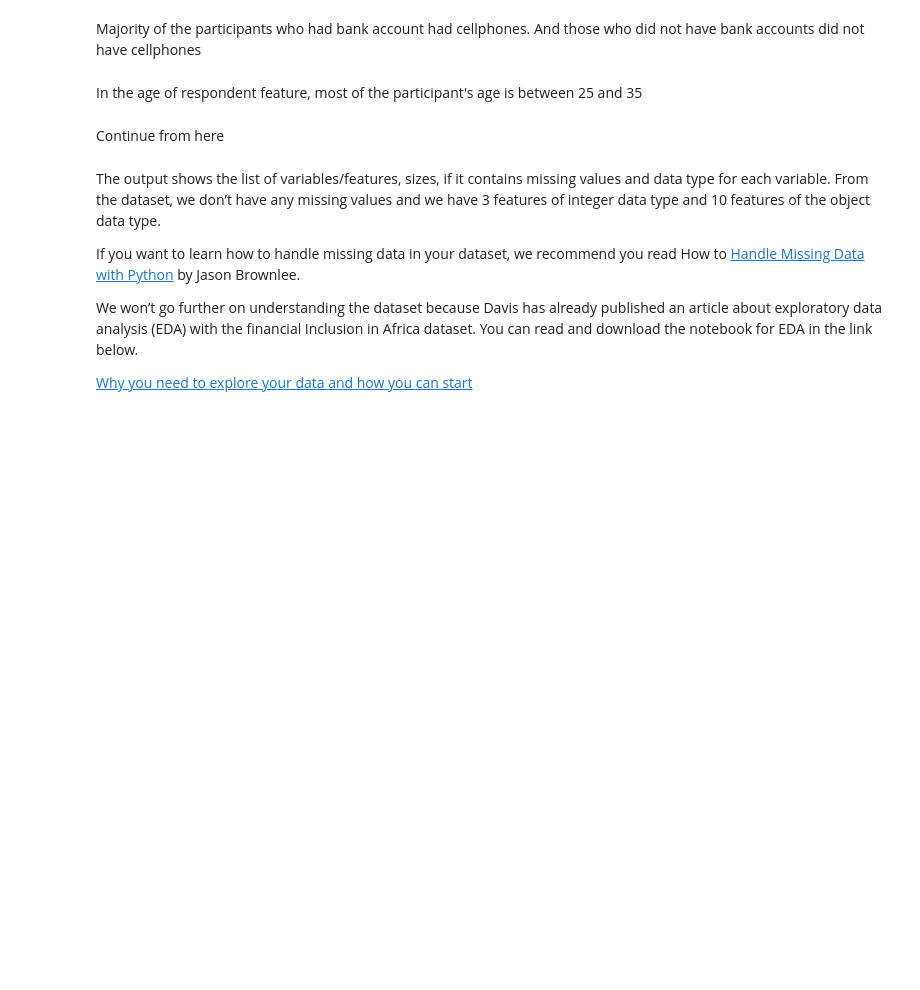
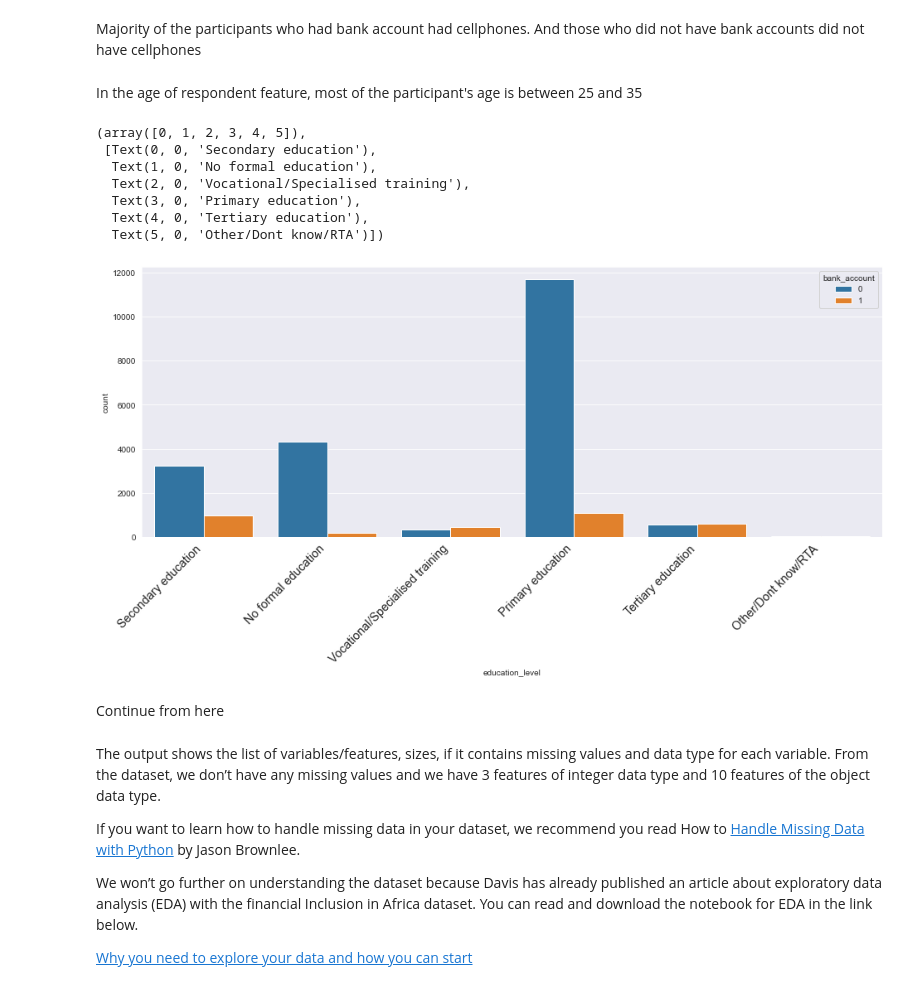
Before and after one commit to Eben-Success/ML_Financial_Inclusion_In_Africa, a Jupyter notebook: StarterNotebook.ipynb, the cells around one changed output. Drawn from its saved outputs; the diff is of its cells as text; code cells hidden in the pictures; blank space fills up the shorter version.

```diff
--- a/StarterNotebook.ipynb
+++ b/StarterNotebook.ipynb
@@ -359,6 +359,26 @@ plt.xticks(
 Majority of the participants who had bank account had cellphones. And those who did not have bank accounts did not have cellphones
 # %% [markdown]
 In the age of respondent feature, most of the participant's age is between 25 and 35
+# %%
+# Explore education_level vs bank account
+
+plt.figure(figsize=(16,6))
+sns.countplot('education_level', hue='bank_account', data=train)
+plt.xticks(
+    fontweight='light',
+    fontsize='x-large',
+    rotation=45,
+    horizontalalignment='right'
+)
+# %% [output]
+(array([0, 1, 2, 3, 4, 5]),
+ [Text(0, 0, 'Secondary education'),
+  Text(1, 0, 'No formal education'),
+  Text(2, 0, 'Vocational/Specialised training'),
+  Text(3, 0, 'Primary education'),
+  Text(4, 0, 'Tertiary education'),
+  Text(5, 0, 'Other/Dont know/RTA')])
+[figure, added]
 # %% [markdown]
 Continue from here
 # %% [markdown]
```
